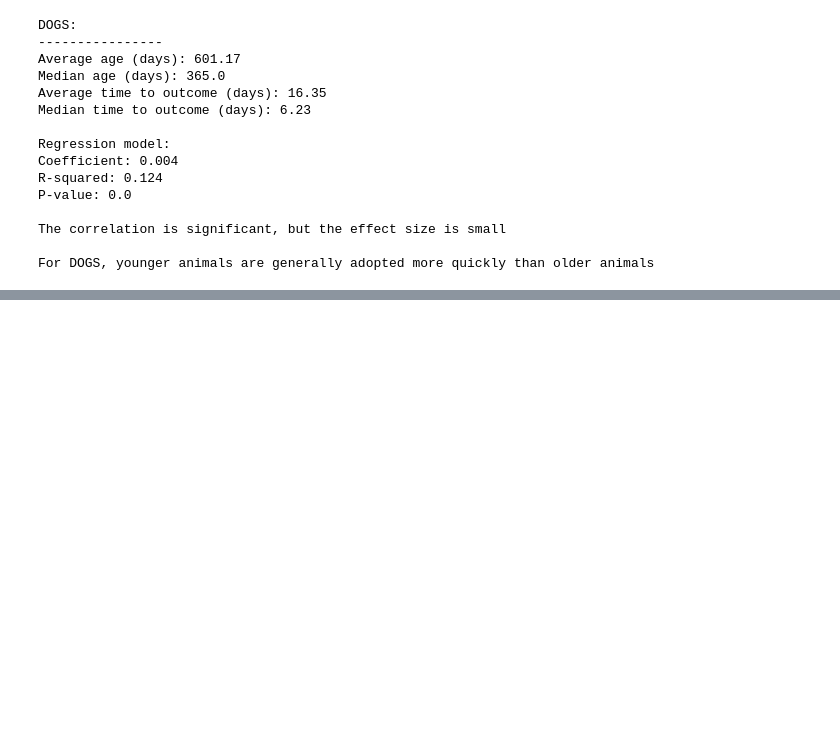
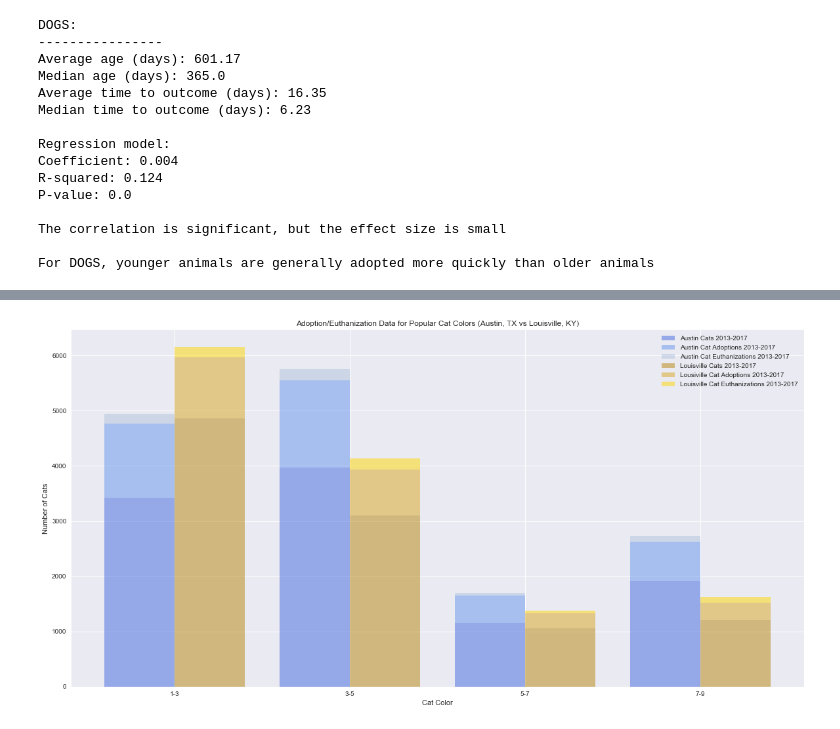
Before and after one commit to carlospisani10/Animal-Shelter-Analysis, a Jupyter notebook: Analysis.ipynb, the cells around one changed output, grey strips where cells are left out. Drawn from its saved outputs; the diff is of its cells as text; code cells hidden in the pictures; blank space fills up the shorter version.

```diff
--- a/Analysis.ipynb
+++ b/Analysis.ipynb
@@ -1723,0 +1974,17 @@ pyplot.show()
+# %%
+austin_color= austin_color_df['Adoptions']
+austin_eu_color = austin_color_df["Euthanizations"]
+austin_total_color = austin_color_df['Total Cats']
+louisville_color = louisville_color_df['Adoptions']
+louisville_eu_color = austin_color_df["Euthanizations"]
+louisville_total_color =louisville_color_df['Total Cats']
+colors = austin_color_df['Cat Color']
+totals_colors_df =pd.DataFrame({'Cat Color': colors,
+     'Austin Adoptions by Cat Color 2013-2017': austin_color,
+     'Austin Euthanizations by Cat Color 2013-2017': austin_eu_color,
+     'Austin Total Cats by Color 2013-2017': austin_total_color,
+     'Louisville Adoptions by Cat Colors 2013-2017': louisville_color,
+     'Louisville Euthanizations by Cat Colors 2013-2017': louisville_eu_color,
+     'Louisville Total Cats by Color 2013-2017': louisville_total_color
+    })
+totals_colors_df
@@ -1723,0 +1997,54 @@ pyplot.show()
+# %%
+#grouped and stacked bar chart to visually show differences in Cat Colors
+aus_color = np.array(austin_color)
+aus_eu_color = np.array(austin_eu_color)
+aus_total_color = np.array(austin_total_color)
+lou_color= np.array(louisville_color)
+lou_eu_color = np.array(louisville_eu_color)
+lou_total_color= np.array(louisville_total_color)
+age_list =list(str(colors))
+
+#create subplots
+fig, ax = plt.subplots(figsize=(20,10))
+plt.style.use('seaborn')
+
+#plot parameters
+pos = list(range(len(colors)))
+width = 0.4
+
+#["lightsteelblue","cornflowerblue","royalblue","mediumblue","darkblue","slateblue","blueviolet"]
+#catColors = ["khaki","gold","goldenrod","darkgoldenrod","darkkhaki","olive","darkolive"]
+
+aus1c_plot = plt.bar(pos, aus_total_color, width, alpha=0.5, color='royalblue')
+aus2c_plot = plt.bar(pos, aus_color, width, alpha=0.5, bottom=aus_total_color, color='cornflowerblue')
+aus3c_plot = plt.bar(pos, aus_eu_color, width, alpha=0.5, bottom=(aus_total_color+aus_color), color='lightsteelblue')
+lou1c_plot = plt.bar([p + width for p in pos], lou_total_color, width, alpha=0.5, color='darkgoldenrod')
+lou2c_plot = plt.bar([p + width for p in pos], lou_color, width, alpha=0.5, bottom=lou_total_color, color='goldenrod')
+lou2c_plot = plt.bar([p + width for p in pos], lou_eu_color, width, alpha=0.5, bottom=(lou_total_color+lou_color), color='gold')
+
+# Set the y axis label
+ax.set_ylabel('Number of Cats')
+ax.set_xlabel('Cat Color')
+
+# Set the chart's title
+ax.set_title('Adoption/Euthanization Data for Popular Cat Colors (Austin, TX vs Louisville, KY)')
+
+
+# Set the position of the x ticks
+ax.set_xticks([p + .5 * width for p in pos])
+
+# Set the labels for the x ticks
+ax.set_xticklabels(age)
+
+# Setting the x-axis and y-axis limits
+#plt.xlim(min(pos)-width, max(pos)+width*4)
+#plt.ylim([0, max(df['pre_score'] + df['mid_score'] + df['post_score'])] )
+
+# Adding the legend and showing the plot
+plt.legend(['Austin Cats 2013-2017', 'Austin Cat Adoptions 2013-2017', 'Austin Cat Euthanizations 2013-2017', 'Louisville Cats 2013-2017', 'Lousiville Cat Adoptions 2013-2017', 'Louisville Cat Euthanizations 2013-2017'], loc='upper right')
+plt.savefig("figures/color_adopt.png")
+
+
+plt.show()
+# %% [output]
+[figure, added]
```
Also changed, not shown: parts of 35 cells of this notebook, 48 other files.
